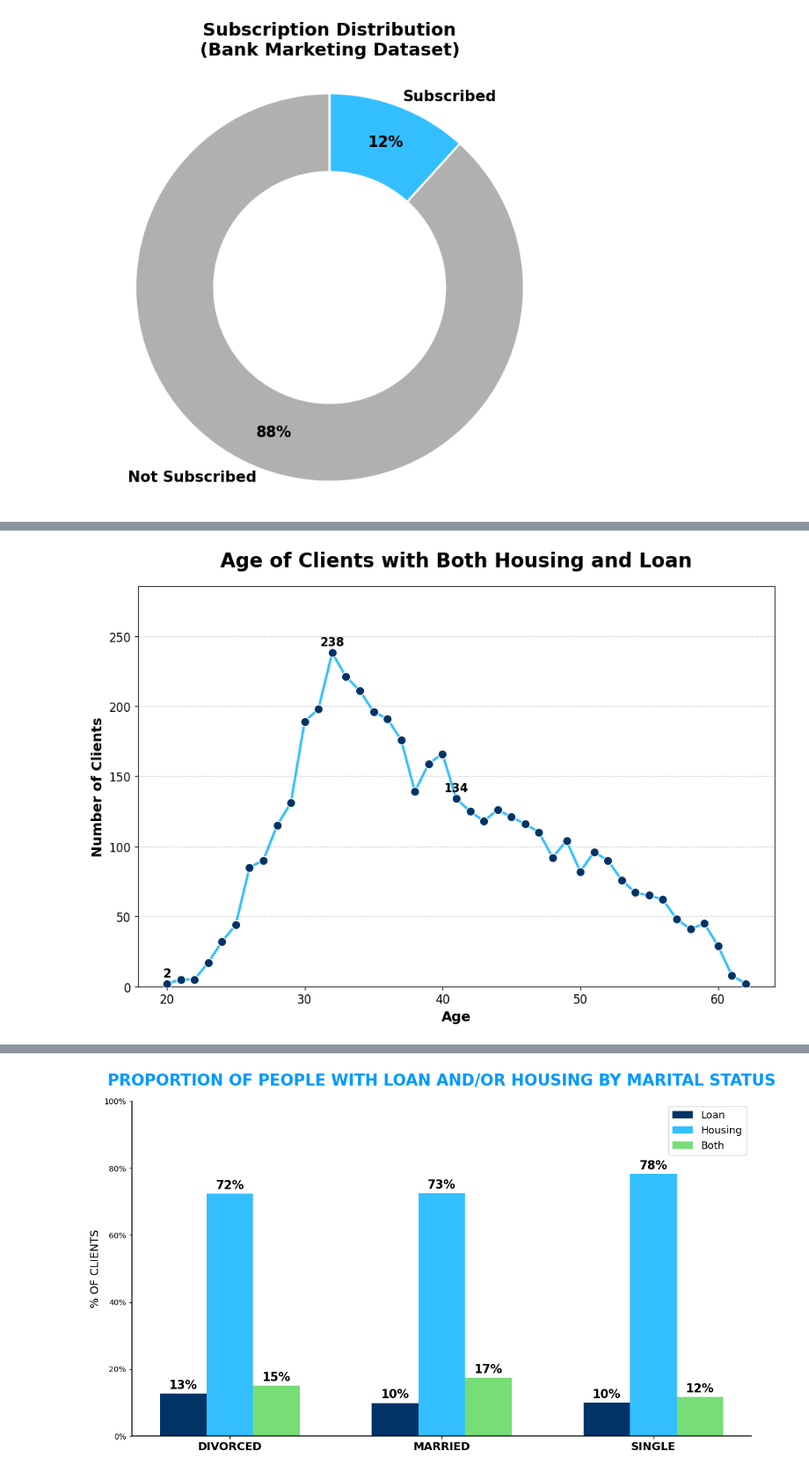
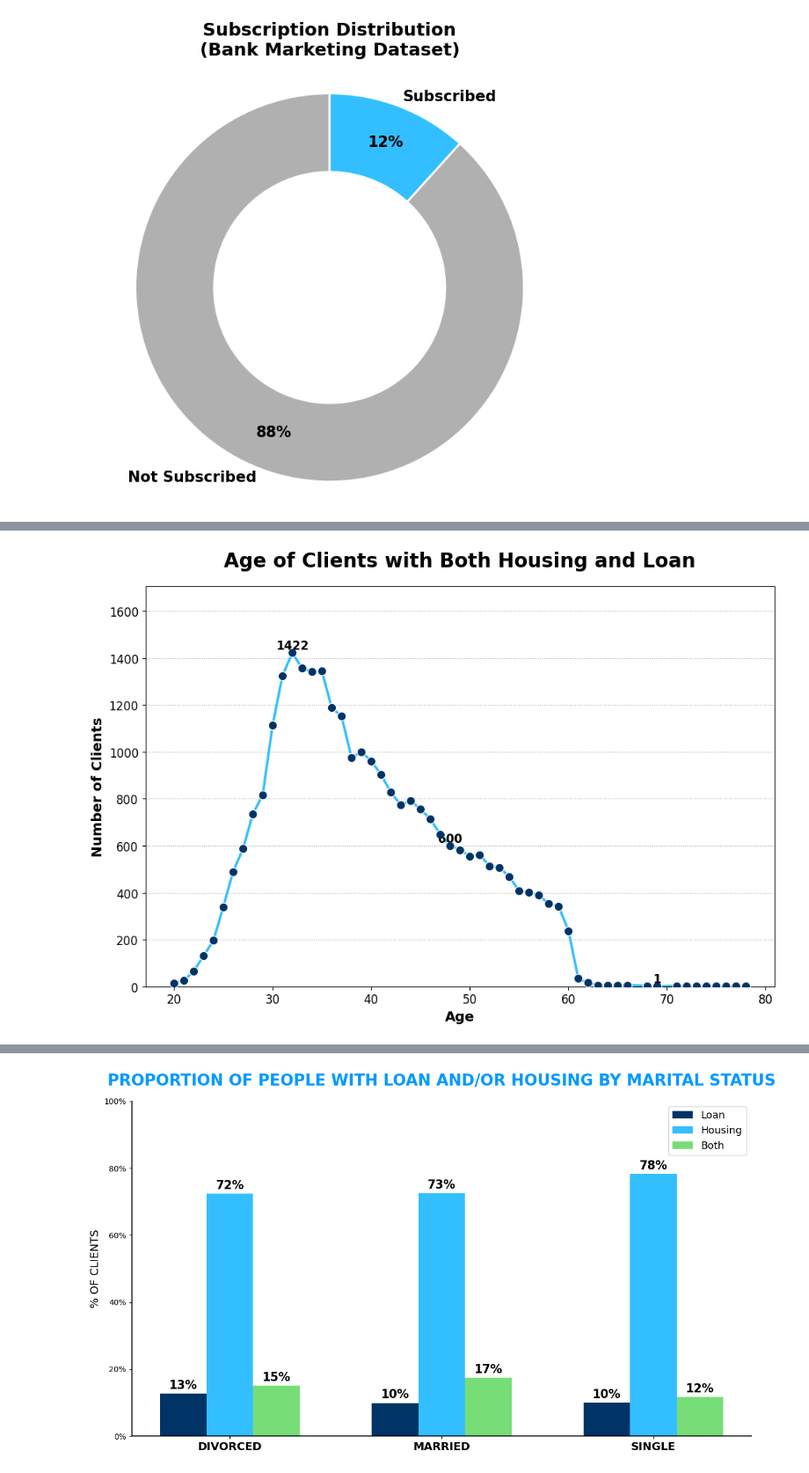
Before and after one commit to tlynx538/bank-marketing-project, a Jupyter notebook: src/DataVisualization.ipynb, the cells around one changed output, grey strips where cells are left out. Shown at 88% size. Saved outputs shown, nothing was run; the diff lists cells and outputs as text; code cells hidden in the pictures.

```diff
--- a/src/DataVisualization.ipynb
+++ b/src/DataVisualization.ipynb
@@ -69,7 +113,7 @@ plt.show()
 # %%
 # Assuming df is your DataFrame with the bank marketing data
 # Example: Filter for clients who have both housing and loan as 'yes'
-housing_loan_yes = df[(df['housing'] == 'yes') & (df['loan'] == 'yes')]
+housing_loan_yes = df[(df['housing'] == 'yes') | (df['loan'] == 'yes')]
 
 # Group by age and count
 age_counts = housing_loan_yes['age'].value_counts().sort_index()
@@ -87,31 +131,31 @@ plt.scatter(age_counts.index, age_counts.values, color='#003366', s=50, zorder=4
 # Add horizontal dotted grid lines like Pew Research
 plt.grid(axis='y', linestyle='dotted', color='gray', alpha=0.7)
 plt.grid(axis='x', visible=False)
 
 # Add data labels at key points (e.g., min, max, and a middle point)
 max_point = age_counts.idxmax()
 min_point = age_counts.idxmin()
 mid_idx = len(age_counts) // 2
 mid_point = age_counts.index[mid_idx]
 
 # Label these key points
 for point in [max_point, min_point, mid_point]:
     plt.text(point, age_counts[point] + 3.0, str(age_counts[point]),
              fontsize=12, fontweight='bold', ha='center', va='bottom')
 
 # Title and labels in Pew Research style
 plt.title('Age of Clients with Both Housing and Loan',
           fontsize=20, fontweight='bold', color='black', pad=20)
 plt.xlabel('Age', fontsize=14, fontweight='bold')
 plt.ylabel('Number of Clients', fontsize=14, fontweight='bold')
 
 # Clean up the chart
 plt.ylim(0, age_counts.max() * 1.2)  # Start y-axis at 0 with room for labels
 plt.xticks(fontsize=12)
 plt.yticks(fontsize=12)
 
 plt.tight_layout()
 plt.savefig('plots/age-of-clients.png')
 plt.show()
 # %% [output]
-[figure, old version]
+[figure, new version]
```
Also changed, not shown: parts of 5 cells of this notebook, 16 other files.
